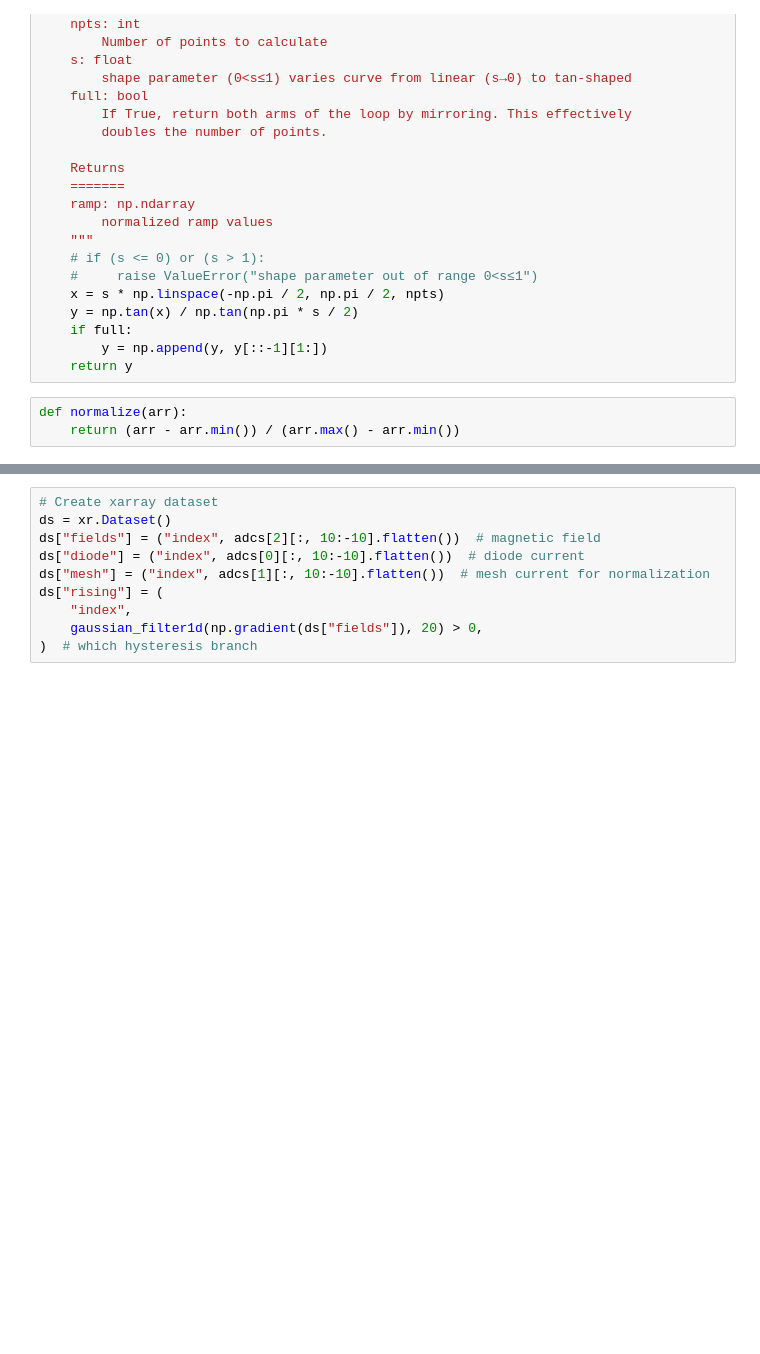
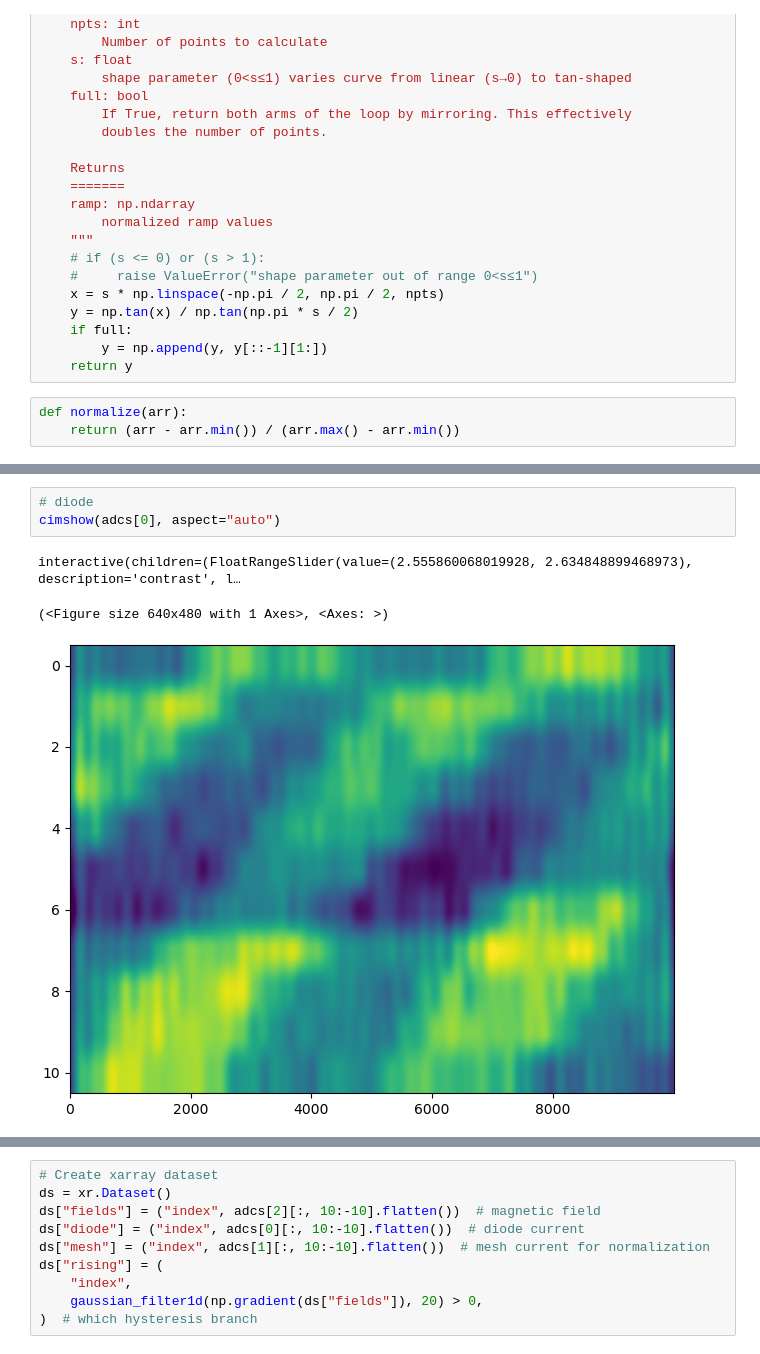
Before and after one commit to christopherklose/FTH-Phase_Retrieval, a Jupyter notebook: Diode_Scans.ipynb, the cells around one changed output, grey strips where cells are left out. Drawn from its saved outputs; the diff is of its cells as text; blank space fills up the shorter version.

```diff
--- a/Diode_Scans.ipynb
+++ b/Diode_Scans.ipynb
@@ -256,0 +383,7 @@ Loaded key adc_beck_mtesla_trace of /asap3/petra3/gpfs/p04/2023/data/11017626/ra
+# %%
+# diode
+cimshow(adcs[0], aspect="auto")
+# %% [output]
+interactive(children=(FloatRangeSlider(value=(2.555860068019928, 2.634848899468973), description='contrast', l…
+(<Figure size 640x480 with 1 Axes>, <Axes: >)
+[figure, added]
```
Also changed, not shown: parts of 22 cells of this notebook, 1 other file.
